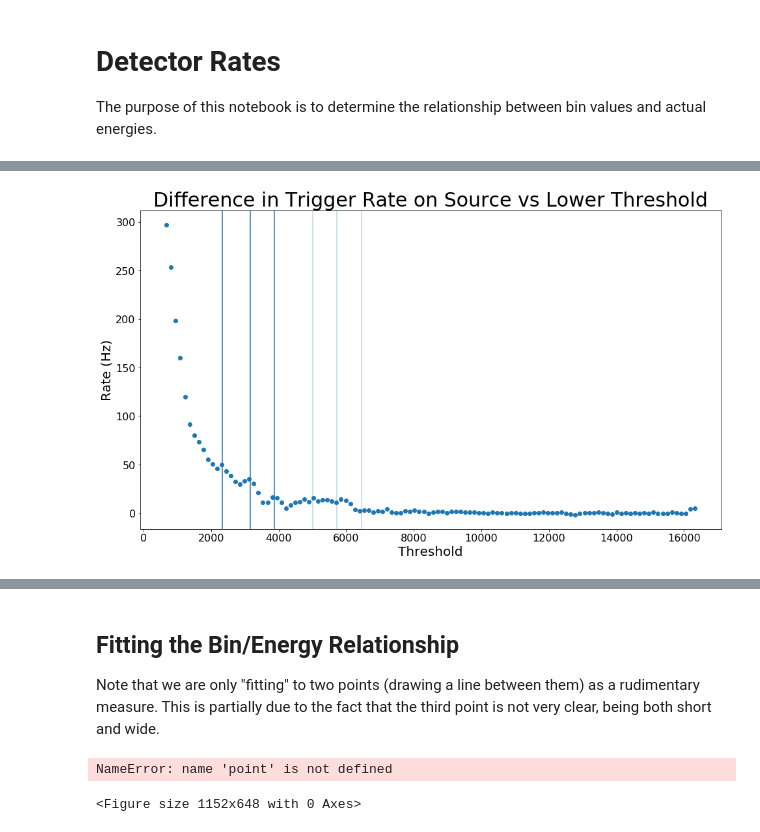
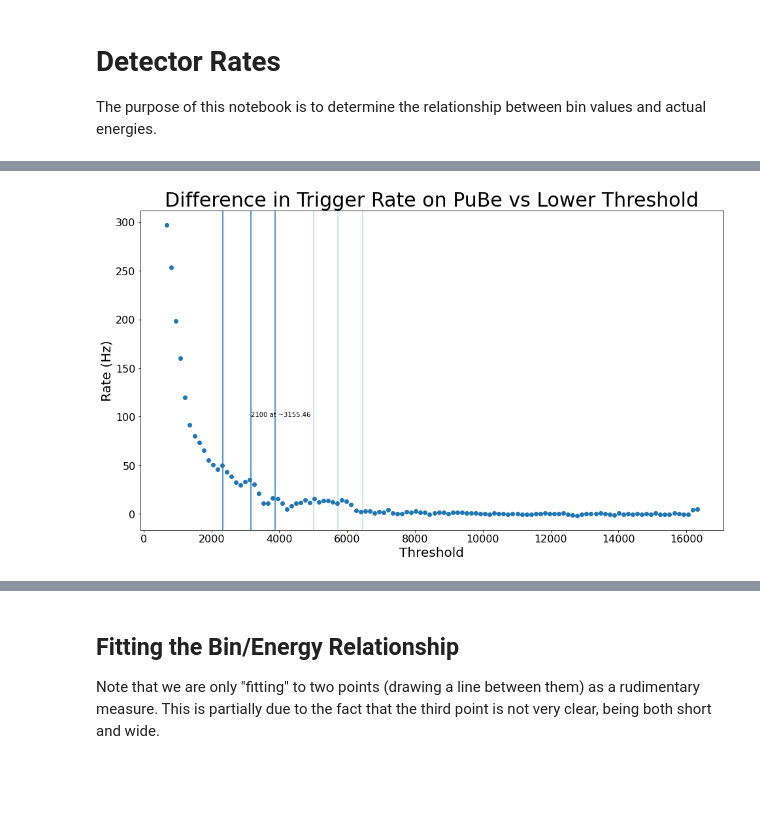
Before and after one commit to villano-lab/R76Firmware, a Jupyter notebook: plots/Bins_vs_Energies_15-07-2022.ipynb, the cells around one changed output, grey strips where cells are left out. Cells and saved outputs as stored; diff of their text form; code cells hidden in the pictures; blank space fills up the shorter version.

```diff
--- a/plots/Bins_vs_Energies_15-07-2022.ipynb
+++ b/plots/Bins_vs_Energies_15-07-2022.ipynb
@@ -46,43 +46,47 @@ plt.show()
 # %%
 diffsPuBe = np.zeros(len(thrsPuBe))
+dfthPuBe  = np.zeros(len(dfthPuBe))
 for i,n in enumerate(ratePuBe):
     try:
         diffsPuBe[i] = ratePuBe[i-1] - n
     except KeyError:
         diffsPuBe[i] = np.nan
+dfthPuBe = thrsPuBe-0.5
 diffsNa22 = np.zeros(len(thrsNa22))
 for i,n in enumerate(rateNa22):
     try:
         diffsNa22[i] = rateNa22[i-1] - n
     except KeyError:
         diffsNa22[i] = np.nan
+dfthNa22 = thrsNa22-0.5
 # %%
 plt.figure(figsize=(16,9))
 
-plt.scatter(thrsPuBe,diffsPuBe,label="PuBe")
+plt.scatter(dfthPuBe,diffsPuBe,label="PuBe")
 
 plt.xlabel("Threshold",size=20)
 plt.ylabel("Rate (Hz)",size=20)
-plt.title("Difference in Trigger Rate on Source vs Lower Threshold",size=30)
+plt.title("Difference in Trigger Rate on PuBe vs Lower Threshold",size=30)
 plt.rc('xtick', labelsize=16) #fontsize of the x tick labels
 plt.rc('ytick', labelsize=16) #fontsize of the y tick labels
 #plt.xlim(5000)
 #plt.ylim(0)
 
 def f(x):
     return (x + 140.38)/0.71
     #return 0.71*x-140.38 #backwards!
 
 plt.axvline(2340)
 plt.axvline(f(2100))
+plt.text(f(2100),100,"2100 at ~{:.2f}".format(f(2100)))
 plt.axvline(f(2615))
 plt.axvline(f(4438-511*2),alpha=0.3)
 plt.axvline(f(4438-511),alpha=0.3)
 plt.axvline(f(4438),alpha=0.3)
 
 plt.show()
 # %% [output]
-[figure, old version]
+[figure, new version]
 # %%
 plt.figure(figsize=(16,9))
 
@@ -146,37 +150,3 @@ plt.show()
 # %% [markdown]
 ## Fitting the Bin/Energy Relationship
 Note that we are only "fitting" to two points (drawing a line between them) as a rudimentary measure. This is partially due to the fact that the third point is not very clear, being both short and wide.
-# %%
-plt.figure(figsize=(16,9))
-
-#We will plot all three of our points
-plt.plot(point[0],point[1],"o",label="880,511")
-plt.plot(point2[0],point2[1],"o",label="1940,1274")
-plt.plot(point3[0],point3[1],"o",label="1785,2650")
-
-#But fit to two of them
-m = (point2[1] - point[1])/(point2[0]-point[0])
-b = point2[1] - m*point2[0]
-
-#These functions allow us to make convert threshold to energy and vice versa
-def y(x):
-    return m*x+b
-def thresh(y):
-    return (y - b)/m
-x = np.arange(500,3000)
-plt.plot(x,y(x),label="Fitted line: y = {:.2f}*x+{:.2f}".format(m,b))
-
-
-#Let's take a look at the result:
-plt.title("Energy-Bin Relationship - Quick Fit",fontsize=30)
-plt.xlabel("Bin number",fontsize=20)
-plt.ylabel("Energy (keV)",fontsize=20)
-plt.legend(fontsize=18)
-plt.show()
-
-#And what is the variance from our line?
-var = ((point3[1]-y(point3[0]))**2 + (point2[1]-y(point2[0]))**2 + (point[1]-y(point[0]))**2)/2
-print("Sample Variance:",var)
-# %% [output]
-NameError: name 'point' is not defined
-<Figure size 1152x648 with 0 Axes>
```
Also changed, not shown: parts of 12 cells of this notebook, 12 other files.
